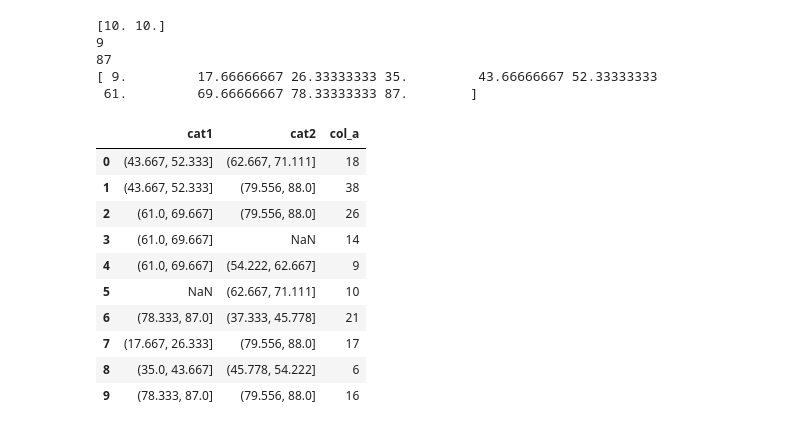
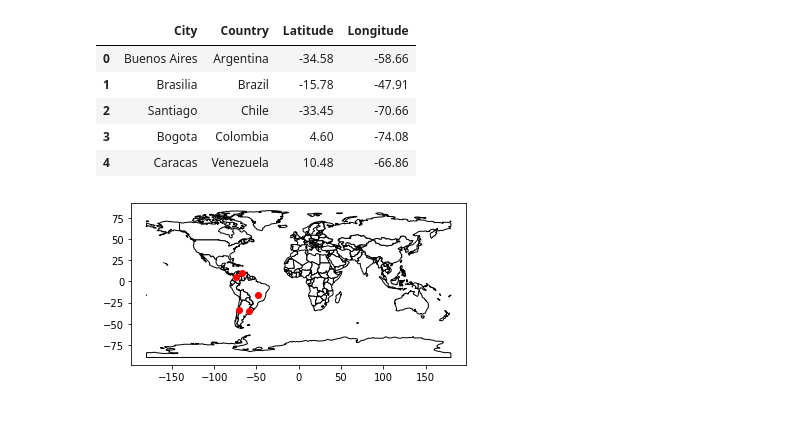
Before and after one commit to mamurciac/MoviesRatingClassifier, a Jupyter notebook: Untitled.ipynb, the cells around one changed output. Cells and saved outputs as stored; diff of their text form; code cells hidden in the pictures.

Commit message:
Ubicación de puntos en coordenadas (Latitud y Longitud) de algunos países

```diff
--- a/Untitled.ipynb
+++ b/Untitled.ipynb
@@ -25,32 +5,25 @@ df
 # %%
-minv = 0
+df = pd.DataFrame({'City': ['Buenos Aires', 'Brasilia', 'Santiago', 'Bogota', 'Caracas'],
+     'Country': ['Argentina', 'Brazil', 'Chile', 'Colombia', 'Venezuela'],
+     'Latitude': [-34.58, -15.78, -33.45, 4.60, 10.48],
+     'Longitude': [-58.66, -47.91, -70.66, -74.08, -66.86]})
 
-print(np.linspace(10, 10, 2))
-
-print(np.min(df['cat1'].tolist()))
-print(np.max(df['cat1'].tolist()))
-
-print(np.linspace(np.min(df['cat1'].tolist()), np.max(df['cat1'].tolist()), 10))
-
-df['cat1'] = pd.cut(df['cat1'], bins = np.linspace(np.min(df['cat1'].tolist()), np.max(df['cat1'].tolist()), 10))
-df['cat2'] = pd.cut(df['cat2'], bins = np.linspace(np.min(df['cat2'].tolist()), np.max(df['cat2'].tolist()), 10))
+display(df)
 # %% [output]
-[10. 10.]
-9
-87
-[ 9.         17.66666667 26.33333333 35.         43.66666667 52.33333333
- 61.         69.66666667 78.33333333 87.        ]
+|  | City | Country | Latitude | Longitude |
+| 0 | Buenos Aires | Argentina | -34.58 | -58.66 |
+| 1 | Brasilia | Brazil | -15.78 | -47.91 |
+| 2 | Santiago | Chile | -33.45 | -70.66 |
+| 3 | Bogota | Colombia | 4.60 | -74.08 |
+| 4 | Caracas | Venezuela | 10.48 | -66.86 |
 # %%
-df
+gdf = geopandas.GeoDataFrame(df, geometry = geopandas.points_from_xy(df.Longitude, df.Latitude))
-# %% [output]
-|  | cat1 | cat2 | col_a |
-| 0 | (43.667, 52.333] | (62.667, 71.111] | 18 |
-| 1 | (43.667, 52.333] | (79.556, 88.0] | 38 |
-| 2 | (61.0, 69.667] | (79.556, 88.0] | 26 |
-| 3 | (61.0, 69.667] | NaN | 14 |
-| 4 | (61.0, 69.667] | (54.222, 62.667] | 9 |
-| 5 | NaN | (62.667, 71.111] | 10 |
-| 6 | (78.333, 87.0] | (37.333, 45.778] | 21 |
-| 7 | (17.667, 26.333] | (79.556, 88.0] | 17 |
-| 8 | (35.0, 43.667] | (45.778, 54.222] | 6 |
-| 9 | (78.333, 87.0] | (79.556, 88.0] | 16 |
+# %%
+world = geopandas.read_file(geopandas.datasets.get_path('naturalearth_lowres'))
+
+ax = world.plot(color = 'white', edgecolor = 'black')
+
+gdf.plot(ax = ax, color = 'red')
+plt.show()
+# %% [output]
+[figure, added]
```
Also changed, not shown: parts of 2 cells of this notebook.
